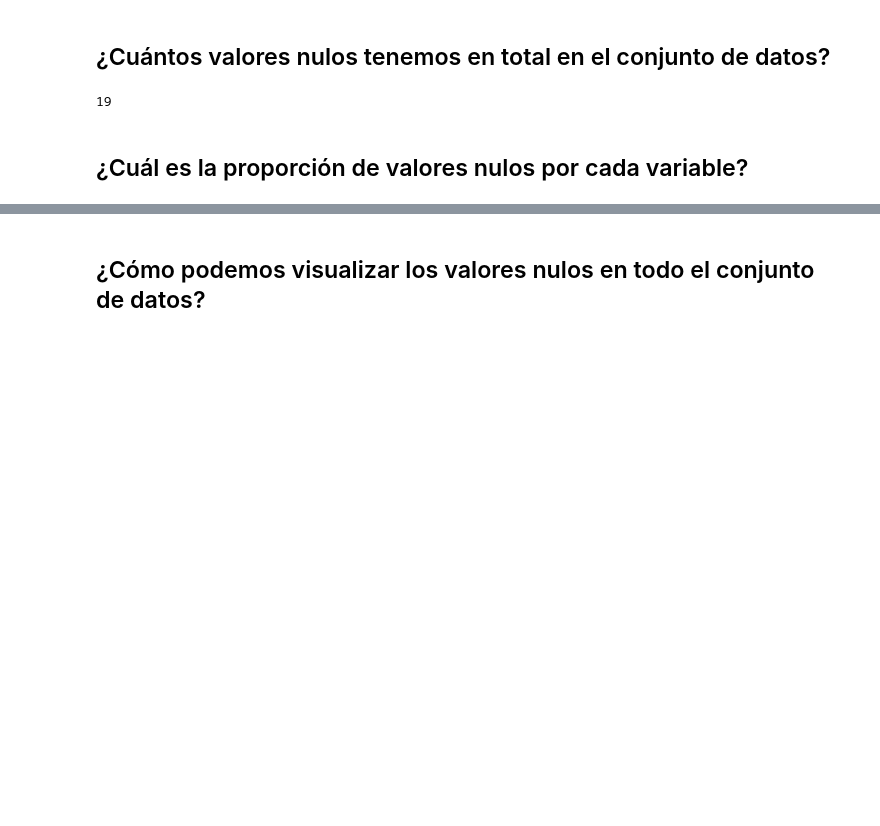
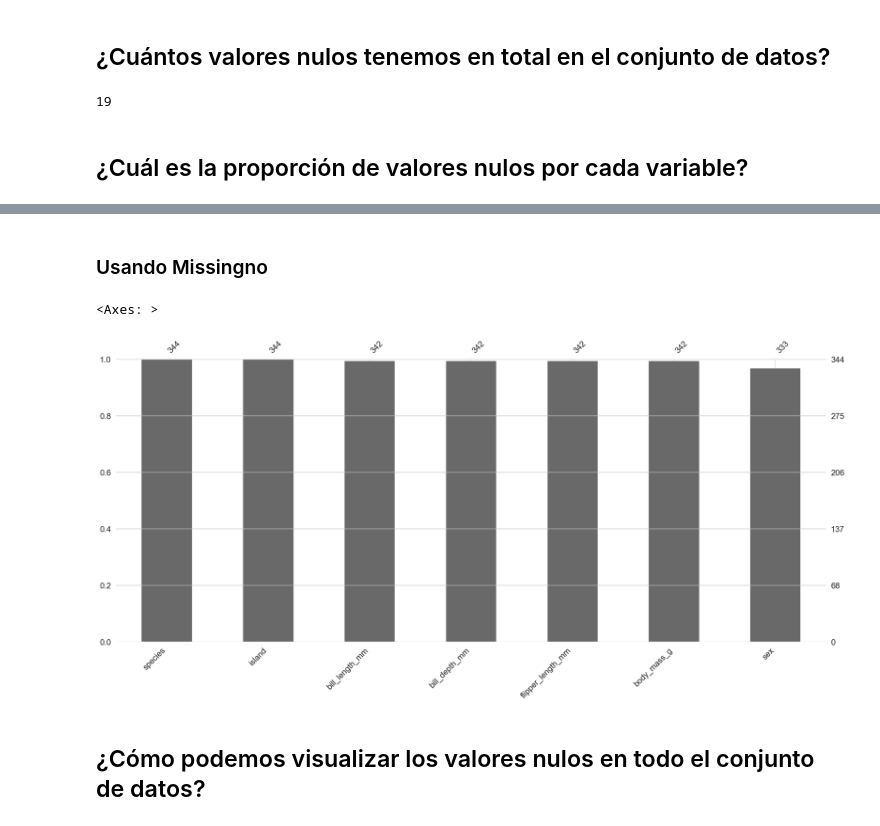
Before and after one commit to jcmefra/Curso-Analisis-Exploratorio, a Jupyter notebook: 1.0-conociendo-nuestros-datos.ipynb, the cells around one changed output, grey strips where cells are left out. Cells and saved outputs as stored; diff of their text form; code cells hidden in the pictures; blank space fills up the shorter version.

```diff
--- a/1.0-conociendo-nuestros-datos.ipynb
+++ b/1.0-conociendo-nuestros-datos.ipynb
@@ -231,3 +220,12 @@ dtype: int64
+# %% [markdown]
+### Usando Missingno
+# %%
+import missingno as mno
+
+mno.bar(preprocessed_penguins_df)
+# %% [output]
+<Axes: >
+[figure, added]
 # %% [markdown]
 ## ¿Cómo podemos visualizar los valores nulos en todo el conjunto de datos?
 # %%
```
Also changed, not shown: parts of 6 cells of this notebook, 1 other file.
